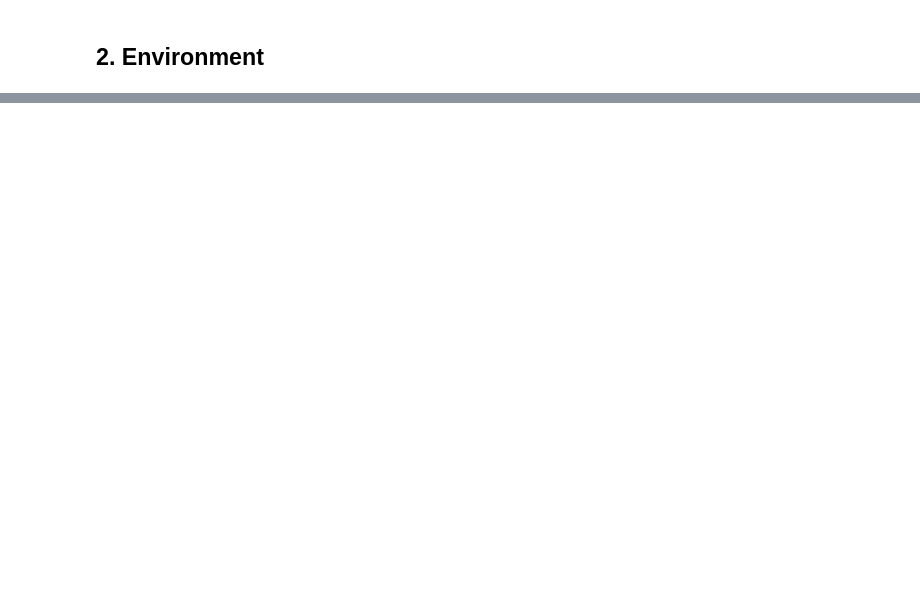
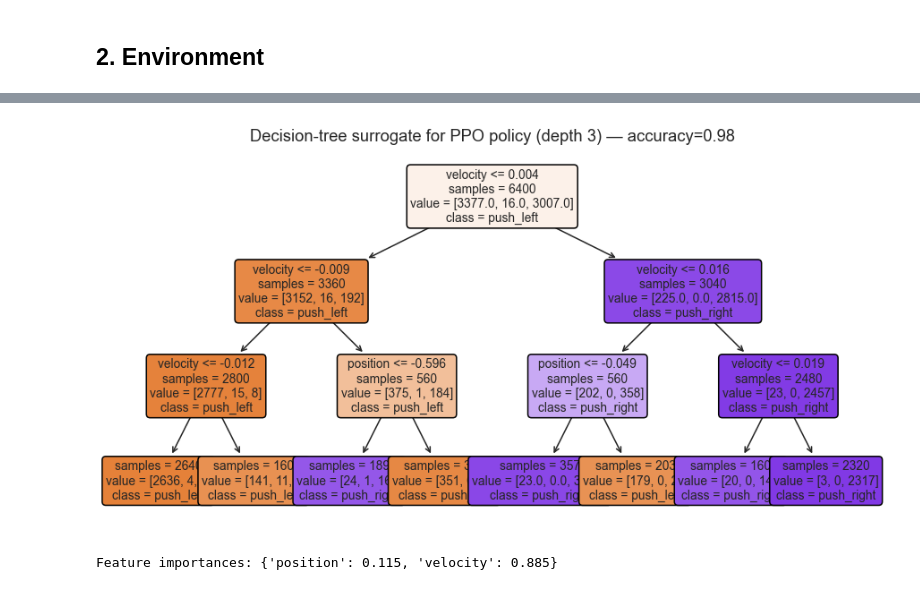
Before and after one commit to Jack-723/MountainCar-RL, a Jupyter notebook: notebooks/scenario_1_discrete_min_steps.ipynb, the cells around one changed output, grey strips where cells are left out. Saved outputs shown, nothing was run; the diff lists cells and outputs as text; code cells hidden in the pictures; blank space fills up the shorter version.

```diff
--- a/notebooks/scenario_1_discrete_min_steps.ipynb
+++ b/notebooks/scenario_1_discrete_min_steps.ipynb
@@ -74,0 +478,27 @@ print(f'Action space:      {env.action_space}')
+# %%
+from sklearn.tree import DecisionTreeClassifier, plot_tree
+
+# Sample the policy on a uniform grid across the state space.
+positions  = np.linspace(-1.2, 0.6, 80)
+velocities = np.linspace(-0.07, 0.07, 80)
+grid = np.array([[p, v] for p in positions for v in velocities])
+
+actions, _ = ppo_pred.predict(grid, deterministic=True)
+actions = np.asarray(actions).ravel()
+clf = DecisionTreeClassifier(max_depth=3, random_state=SEED).fit(grid, actions)
+
+fig, ax = plt.subplots(figsize=(10, 5))
+plot_tree(
+    clf, ax=ax, filled=True, rounded=True,
+    feature_names=["position", "velocity"],
+    class_names=["push_left", "no_op", "push_right"],
+    impurity=False, fontsize=9,
+)
+ax.set_title(f"Decision-tree surrogate for PPO policy (depth 3) — accuracy={clf.score(grid, actions):.2f}")
+plt.savefig(os.path.join(FIGS_DIR, "policy_decision_tree_ppo.png"), dpi=300, bbox_inches="tight")
+plt.show()
+
+print("\nFeature importances:", dict(zip(["position", "velocity"], clf.feature_importances_.round(3))))
+# %% [output]
+[figure, added]
+Feature importances: {'position': 0.115, 'velocity': 0.885}
```
Also changed, not shown: parts of 39 cells of this notebook, 8 other files.
